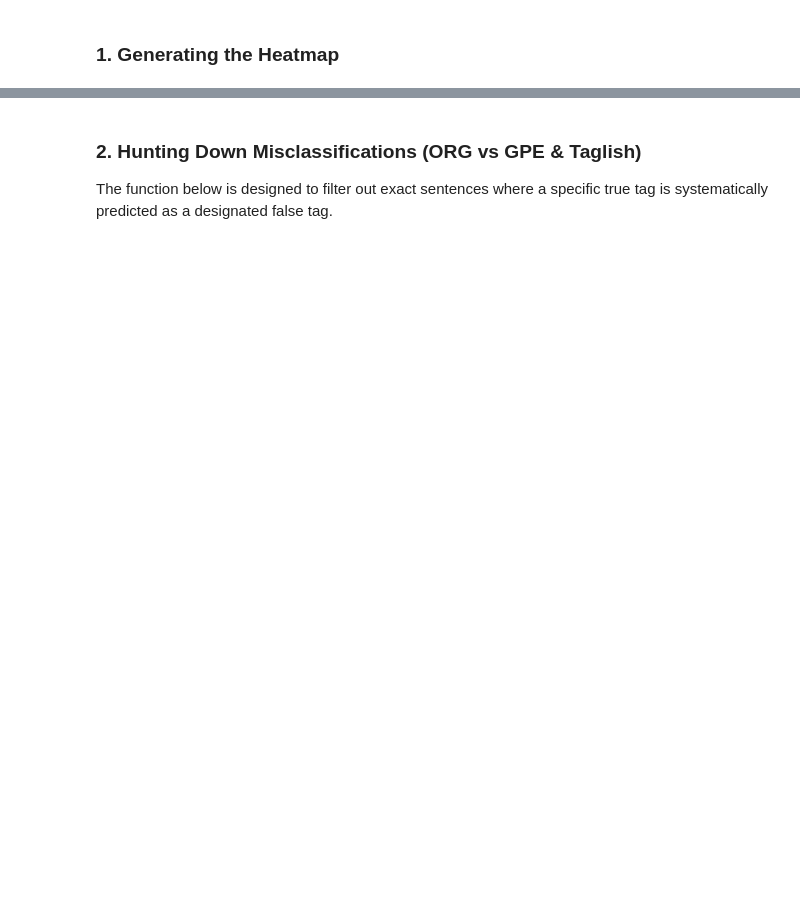
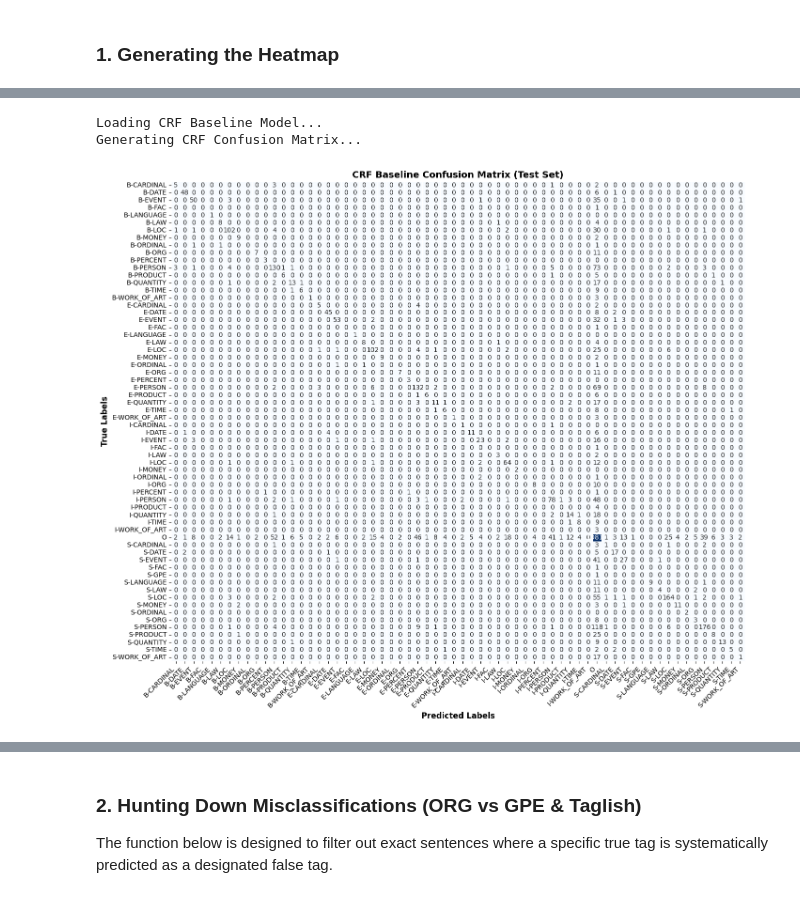
Before and after one commit to dallqq/HiliTag, a Jupyter notebook: evaluation/confusion_matrix.ipynb, the cells around one changed output, grey strips where cells are left out. Saved outputs shown, nothing was run; the diff lists cells and outputs as text; code cells hidden in the pictures; blank space fills up the shorter version.

```diff
--- a/evaluation/confusion_matrix.ipynb
+++ b/evaluation/confusion_matrix.ipynb
@@ -89,0 +124,26 @@ for label in unique_labels:
+# %%
+### 1.1 CRF Baseline Predictions & Heatmap
+from training.model_crf_baseline import sent2features
+
+crf_model_path = os.path.join('..', 'training', 'checkpoints', 'crf_baseline_model.joblib')
+
+if os.path.exists(crf_model_path):
+    print("Loading CRF Baseline Model...")
+    crf = joblib.load(crf_model_path)
+
+    # sent2features expects sentences where tokens are accessed via sent[i][0]
+    X_test = [sent2features([[w] for w in s]) for s in test_sentences]
+    y_pred_crf = crf.predict(X_test)
+
+    y_pred_flat_crf = []
+    for preds in y_pred_crf:
+        y_pred_flat_crf.extend(preds)
+
+    print("Generating CRF Confusion Matrix...")
+    plot_confusion_matrix(y_true_flat, y_pred_flat_crf, unique_labels, title='CRF Baseline Confusion Matrix (Test Set)', cmap='Blues')
+else:
+    print(f"CRF Model not found at {crf_model_path}. Skipping CRF Heatmap.")
+# %% [output]
+Loading CRF Baseline Model...
+Generating CRF Confusion Matrix...
+[figure, added]
```
Also changed, not shown: parts of 5 cells of this notebook, 24 other files.
